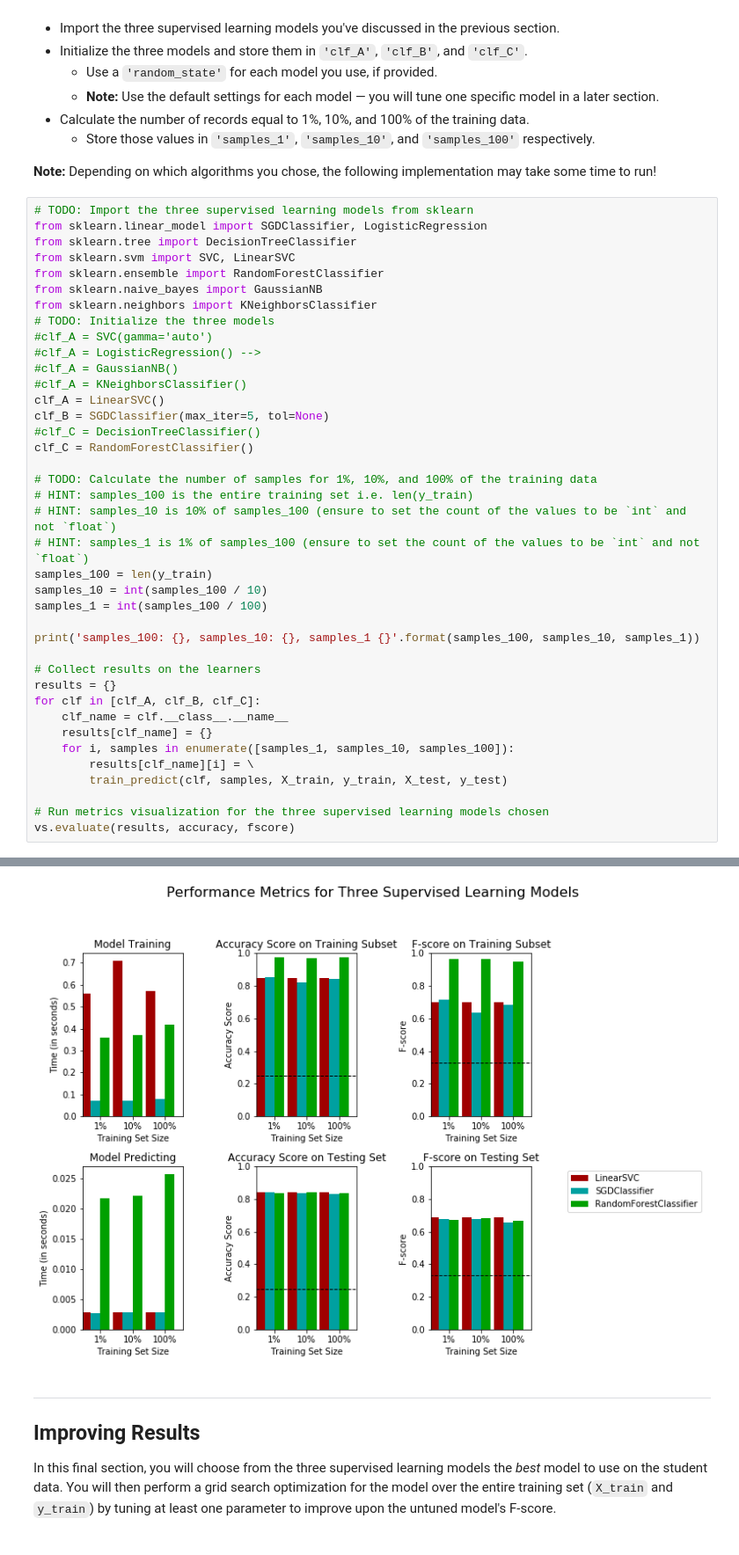
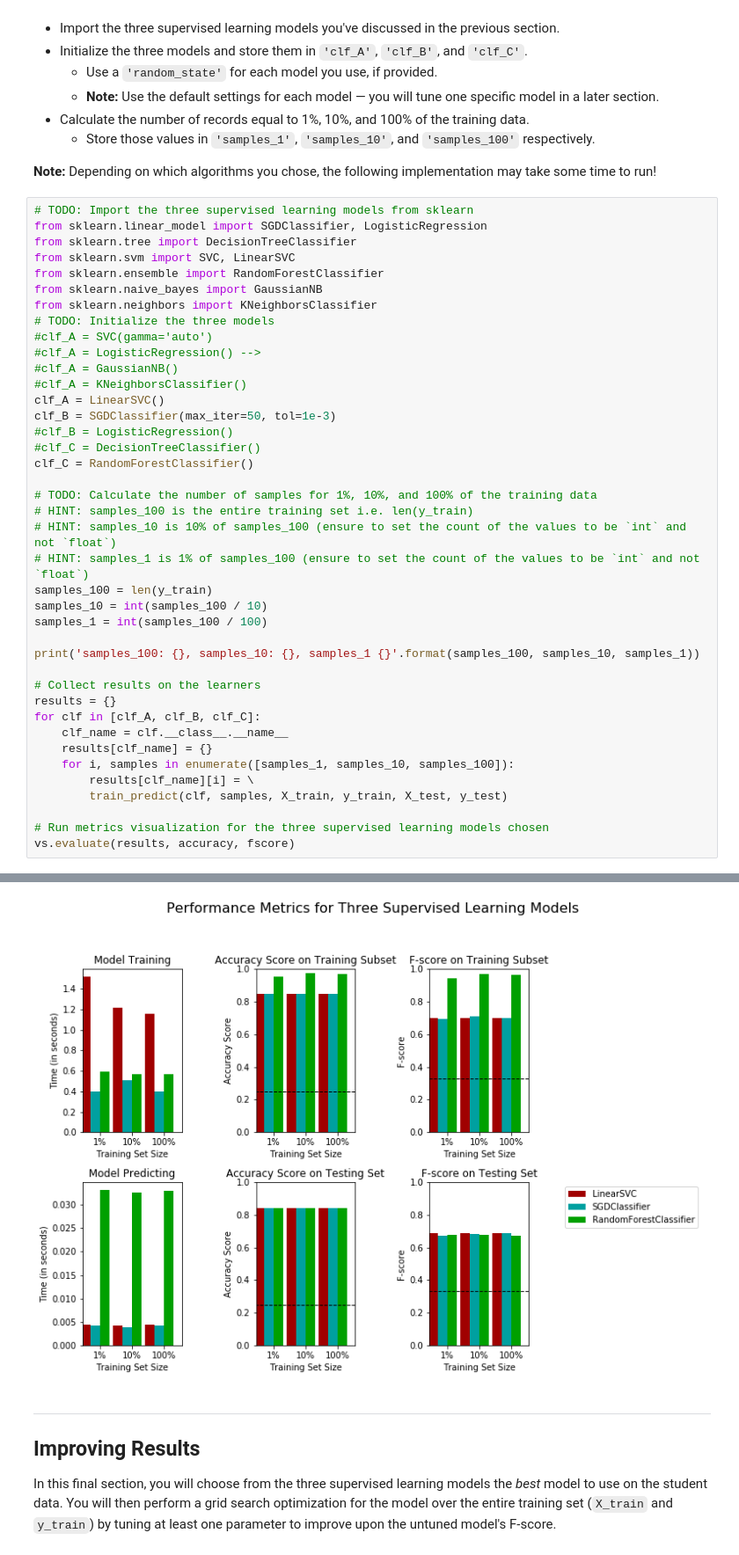
Before and after one commit to faberfred/Udacity_Machine_Learning_Engineer_Nanodegree_Program, a Jupyter notebook: projects/finding_donors/finding_donors.ipynb, the cells around one changed output, grey strips where cells are left out. Shown: that part at 88% size. Cells and saved outputs as stored; diff of their text form.

```diff
--- a/projects/finding_donors/finding_donors.ipynb
+++ b/projects/finding_donors/finding_donors.ipynb
@@ -506,7 +510,8 @@ from sklearn.neighbors import KNeighborsClassifier
 #clf_A = GaussianNB()
 #clf_A = KNeighborsClassifier()
 clf_A = LinearSVC()
-clf_B = SGDClassifier(max_iter=5, tol=None)
+clf_B = SGDClassifier(max_iter=50, tol=1e-3)
+#clf_B = LogisticRegression()
 #clf_C = DecisionTreeClassifier()
 clf_C = RandomForestClassifier()
 
@@ -545,4 +550,4 @@ RandomForestClassifier trained on 36177 samples.
-[figure, old version]
+[figure, new version]
 # %% [markdown]
 ----
 ## Improving Results
```
Also changed, not shown: parts of 5 cells of this notebook.
